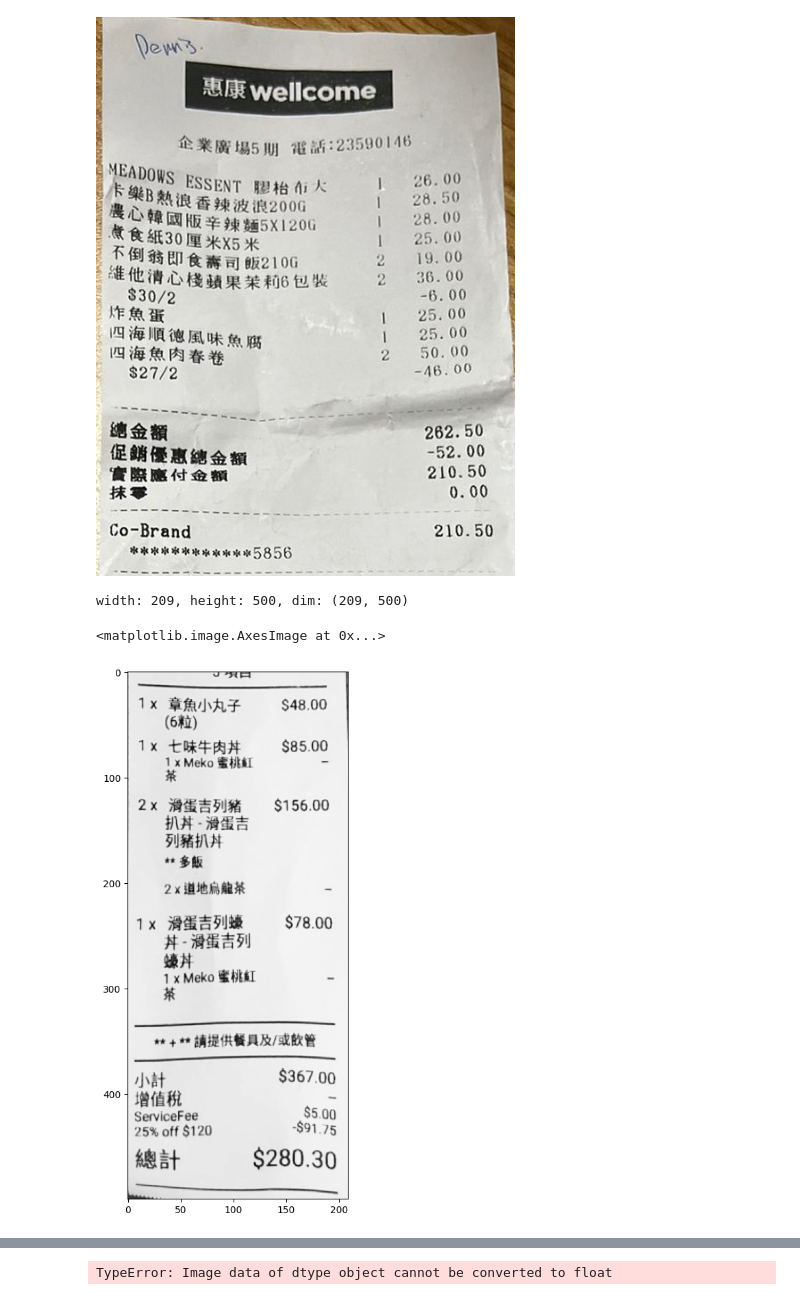
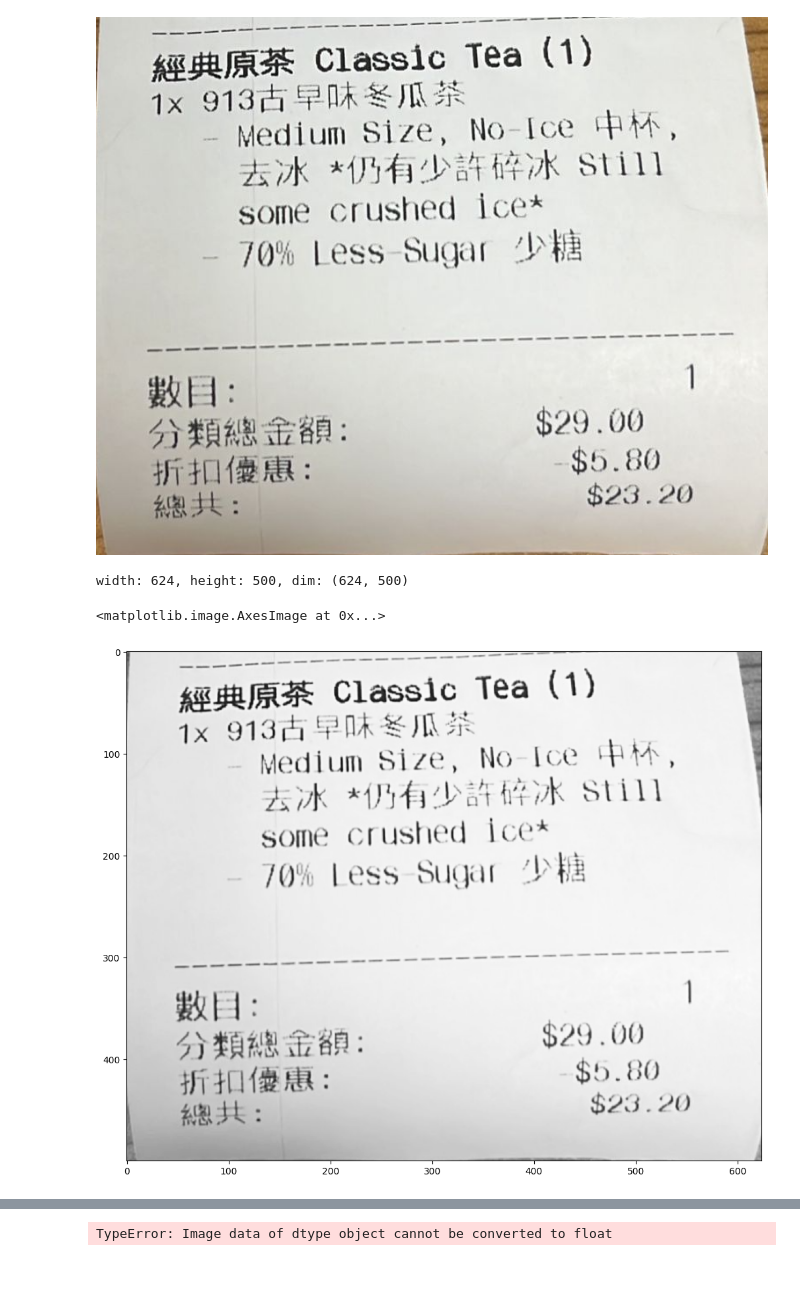
Before and after one commit to micsum/BAD-Project-Python-OCR-read-receipt-, a Jupyter notebook: testFiles/test2.ipynb, the cells around one changed output, grey strips where cells are left out. Saved outputs shown, nothing was run; the diff lists cells and outputs as text; code cells hidden in the pictures; blank space fills up the shorter version.

```diff
--- a/testFiles/test2.ipynb
+++ b/testFiles/test2.ipynb
@@ -1,22 +1,22 @@
 # %%
 import numpy as np
 import cv2
 import matplotlib.pyplot as plt
 import easyocr
 
 from skimage.filters import threshold_local
 from PIL import Image
 
 import pytesseract
 import re
 from pytesseract import Output
 
-file_name = './testPhotos/cropped05.png'
+file_name = './testPhotos/cropped08.png'
 img = Image.open(file_name)
 img.thumbnail((800,800), Image.ANTIALIAS)
 img
 # %% [output]
-[figure, old version]
+[figure, new version]
 # %%
 def opencv_resize(image, ratio):
     width = int(image.shape[1] * ratio)
@@ -39,14 +39,14 @@ resize_ratio = 500 / image.shape[0]
 original = image.copy()
 image = opencv_resize(image, resize_ratio)
 # %% [output]
-width: 209, height: 500, dim: (209, 500)
+width: 624, height: 500, dim: (624, 500)
 # %%
 # Convert to grayscale for further processing
 gray = cv2.cvtColor(image, cv2.COLOR_BGR2GRAY)
 plot_gray(gray)
 # %% [output]
 <matplotlib.image.AxesImage at 0x...>
-[figure, old version]
+[figure, new version]
 # %%
 # Get rid of noise with Gaussian Blur filter
 blurred = cv2.GaussianBlur(gray, (5, 5), 0)
```
Also changed, not shown: parts of 8 cells of this notebook, 10 other files.
